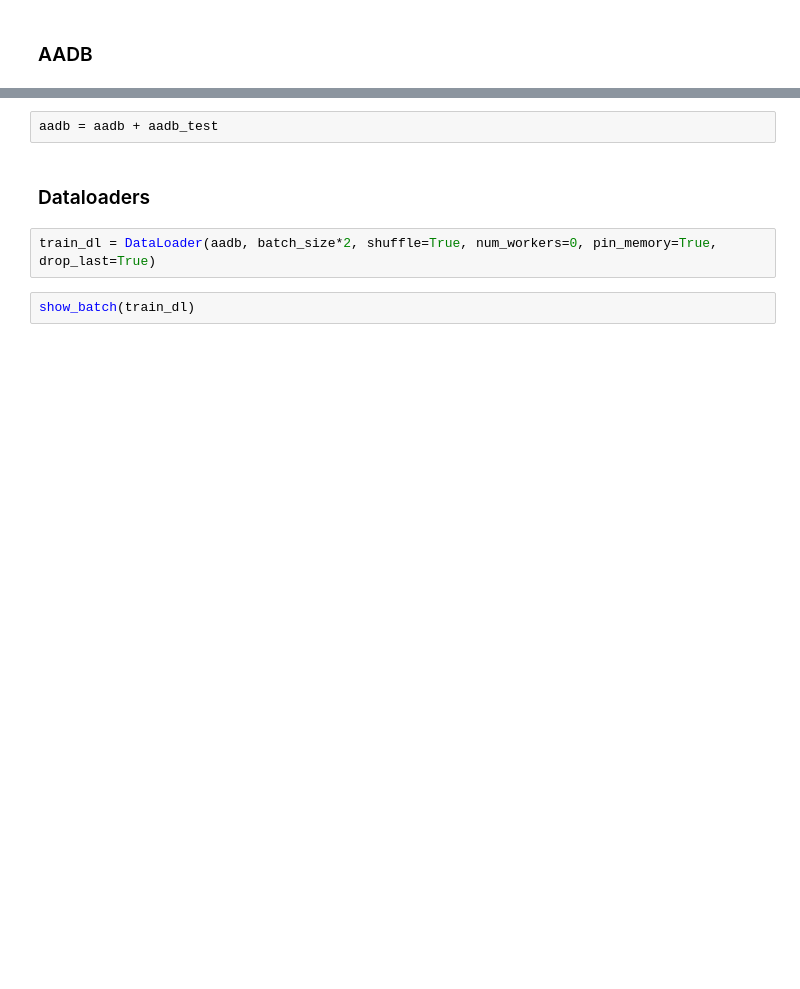
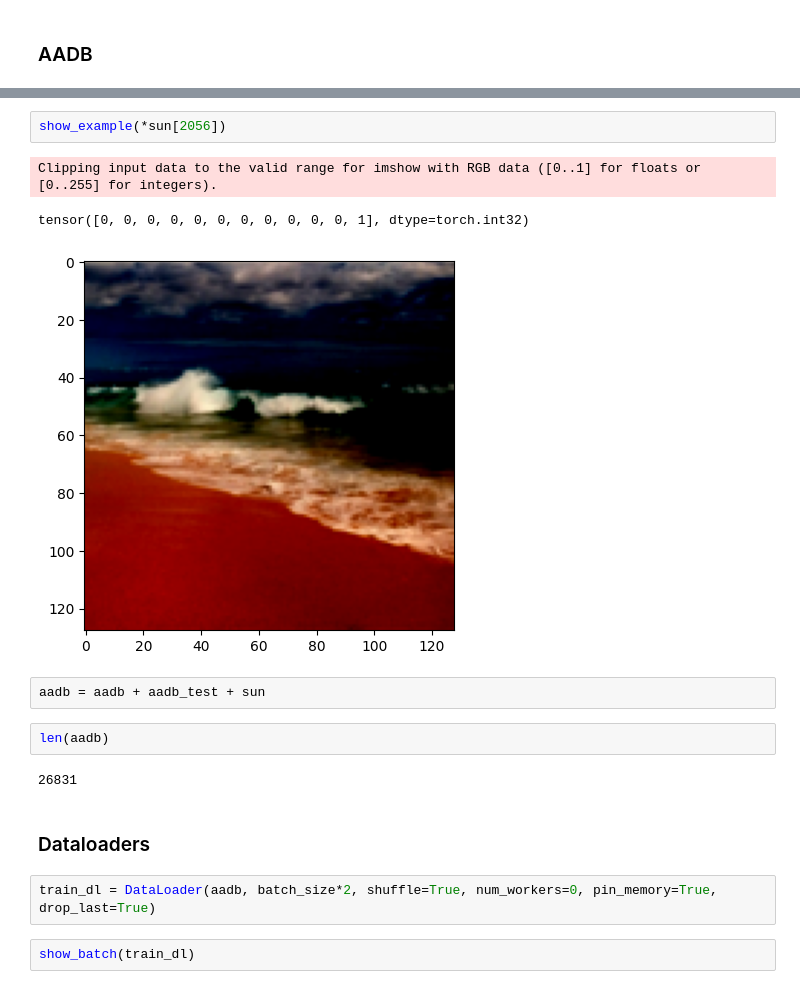
Before and after one commit to PetreBogdan/ImageAestheticGANs, a Jupyter notebook: ImageAestheticsGANs/cgan_aadb.ipynb, the cells around one changed output, grey strips where cells are left out. Saved outputs shown, nothing was run; the diff lists cells and outputs as text; blank space fills up the shorter version.

```diff
--- a/ImageAestheticsGANs/cgan_aadb.ipynb
+++ b/ImageAestheticsGANs/cgan_aadb.ipynb
@@ -54,5 +59,15 @@ tensor([2., 4., 4., 4., 2., 2., 4., 0., 2., 0., 2.], dtype=torch.float64)
+# %%
+show_example(*sun[2056])
+# %% [output]
+Clipping input data to the valid range for imshow with RGB data ([0..1] for floats or [0..255] for integers).
+tensor([0, 0, 0, 0, 0, 0, 0, 0, 0, 0, 0, 1], dtype=torch.int32)
+[figure, added]
 # %%
-aadb = aadb + aadb_test
+aadb = aadb + aadb_test + sun
+# %%
+len(aadb)
+# %% [output]
+26831
 # %% [markdown]
 ### Dataloaders
 # %%
```
Also changed, not shown: parts of 18 cells of this notebook, 6 other files.
